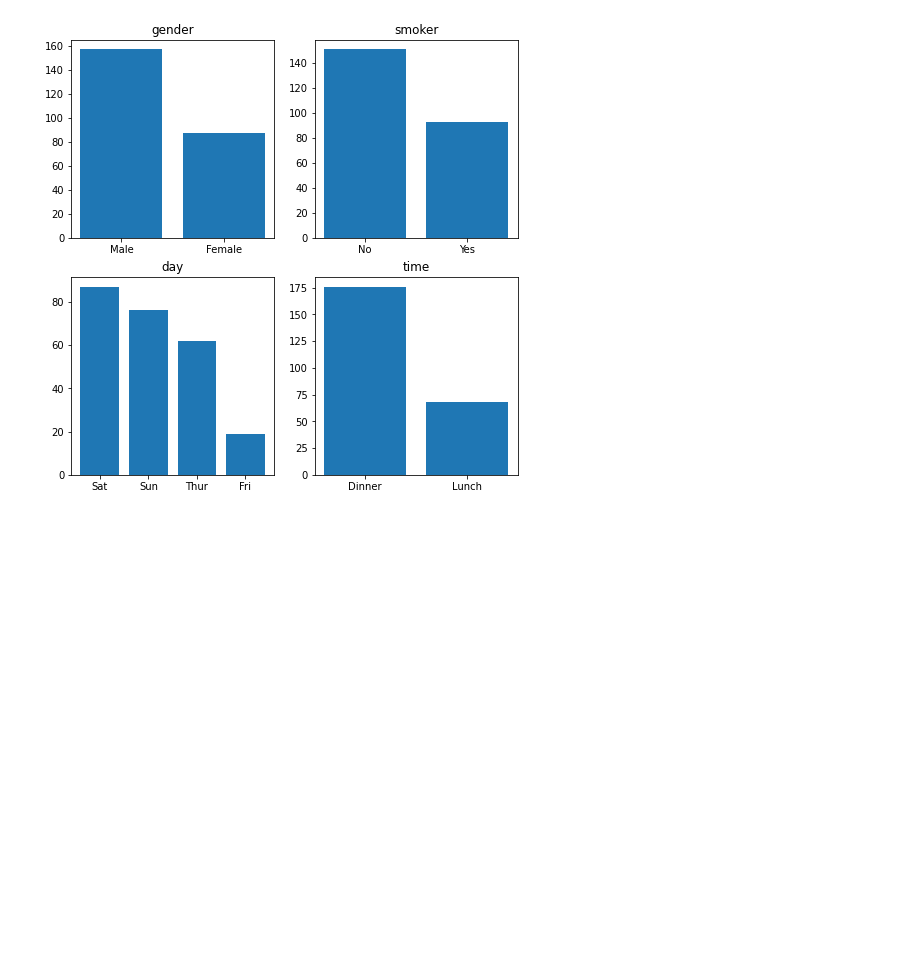
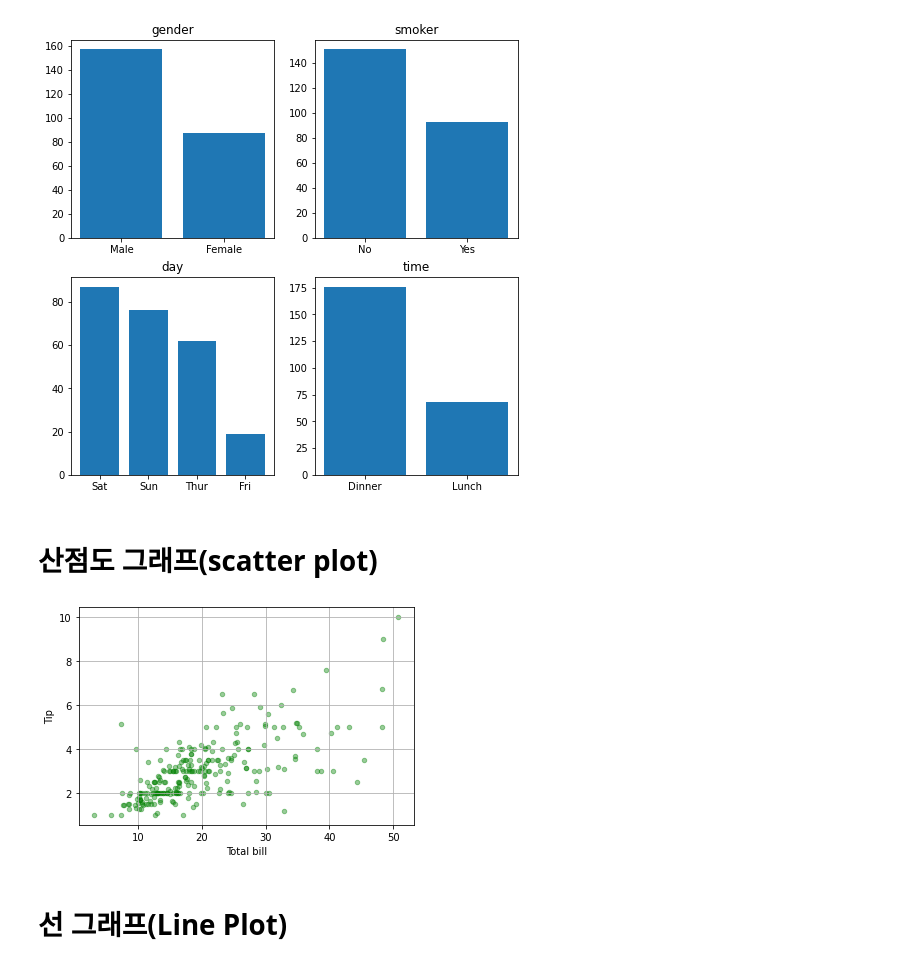
Before and after one commit to JakeOh/202105_itw_bd26, a Jupyter notebook: lab_da/da05_matplotlib.ipynb, the cells around one changed output. Cells and saved outputs as stored; diff of their text form; code cells hidden in the pictures; blank space fills up the shorter version.

```diff
--- a/lab_da/da05_matplotlib.ipynb
+++ b/lab_da/da05_matplotlib.ipynb
@@ -443,3 +443,20 @@ ax[1, 1].set_title('time')
 plt.show()
 # %% [output]
 [figure]
+# %% [markdown]
+# 산점도 그래프(scatter plot)
+# %%
+plt.scatter(x=tips['total_bill'], y=tips['tip'],
+            alpha=0.4, marker='o', s=20, color='green')
+# alpha: 불투명도(0.0: 투명 ~ 1.0: 불투명)
+# marker: 점의 모양('o', 's', 'v', '^', ...)
+# s: 점의 크기(size)
+# color: 점의 색깔
+plt.grid()
+plt.xlabel('Total bill')
+plt.ylabel('Tip')
+plt.show()
+# %% [output]
+[figure, added]
+# %% [markdown]
+# 선 그래프(Line Plot)
```
Also changed, not shown: parts of 12 cells of this notebook.
